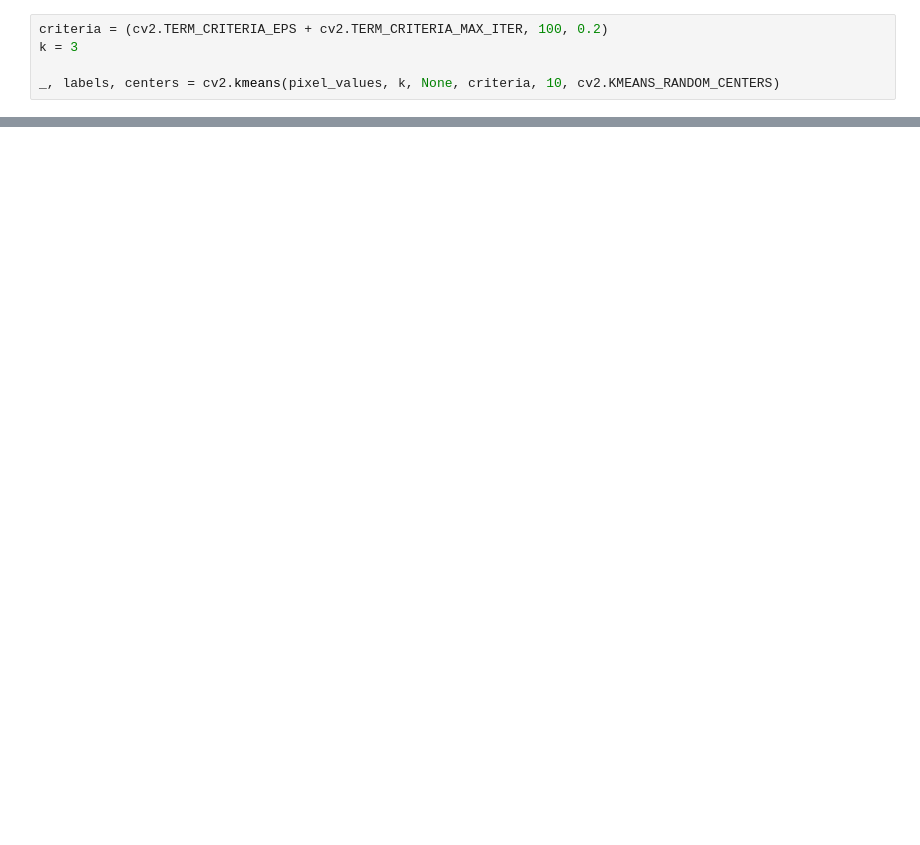
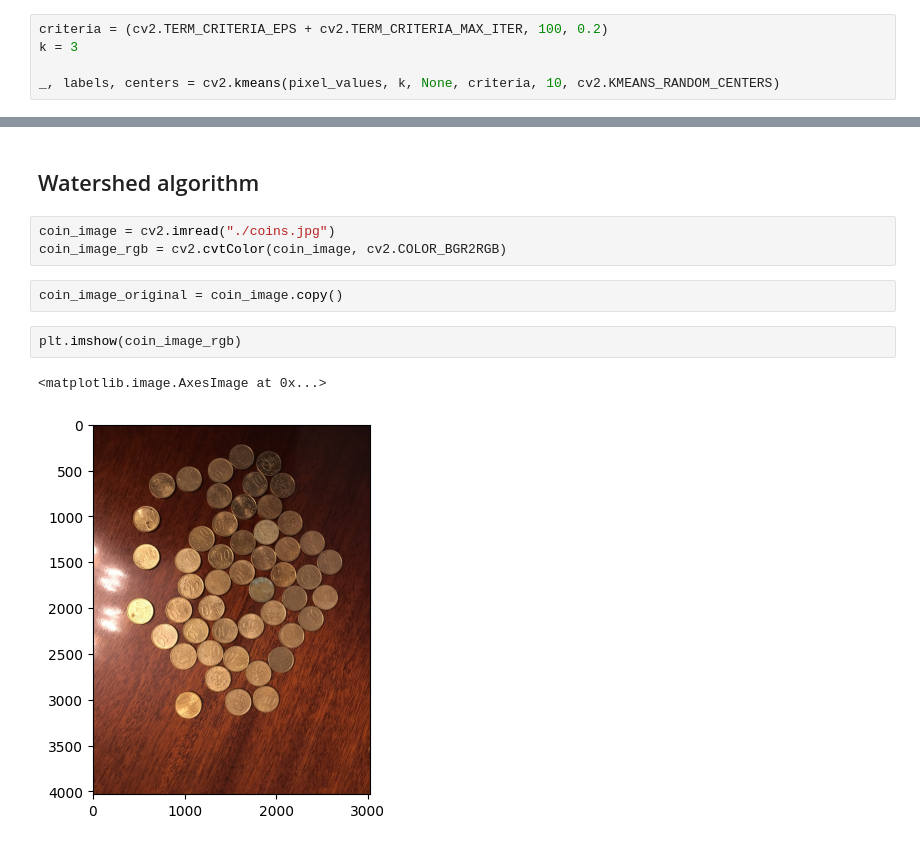
Before and after one commit to Sudharsan25/AI_ML, a Jupyter notebook: DL/ComputerVision/OpenCV/image_segmentation.ipynb, the cells around one changed output, grey strips where cells are left out. Cells and saved outputs as stored; diff of their text form; blank space fills up the shorter version.

```diff
--- a/DL/ComputerVision/OpenCV/image_segmentation.ipynb
+++ b/DL/ComputerVision/OpenCV/image_segmentation.ipynb
@@ -61,0 +79,12 @@ plt.show()
+# %% [markdown]
+## Watershed algorithm
+# %%
+coin_image = cv2.imread("./coins.jpg")
+coin_image_rgb = cv2.cvtColor(coin_image, cv2.COLOR_BGR2RGB)
+# %%
+coin_image_original = coin_image.copy()
+# %%
+plt.imshow(coin_image_rgb)
+# %% [output]
+<matplotlib.image.AxesImage at 0x...>
+[figure, added]
```
Also changed, not shown: parts of 27 cells of this notebook, 2 other files.
